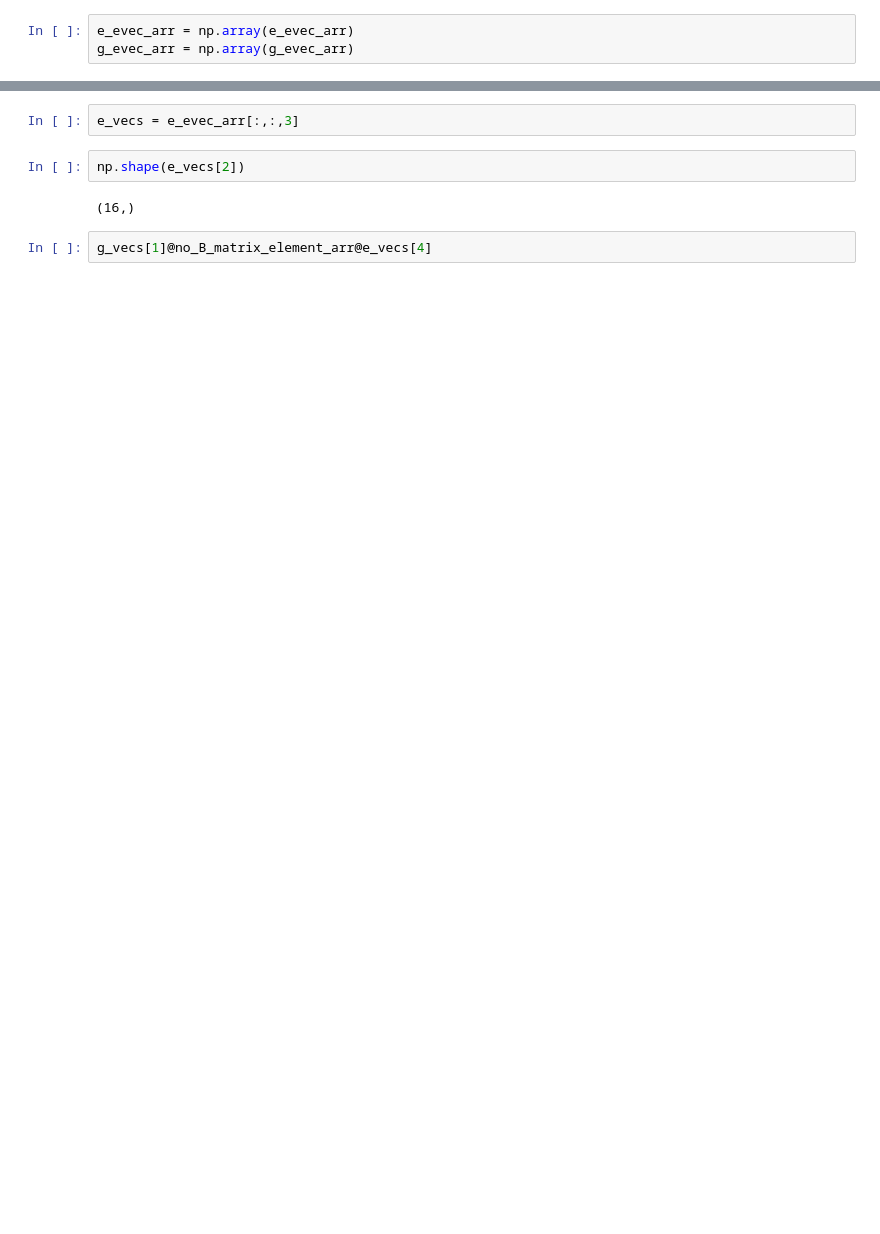
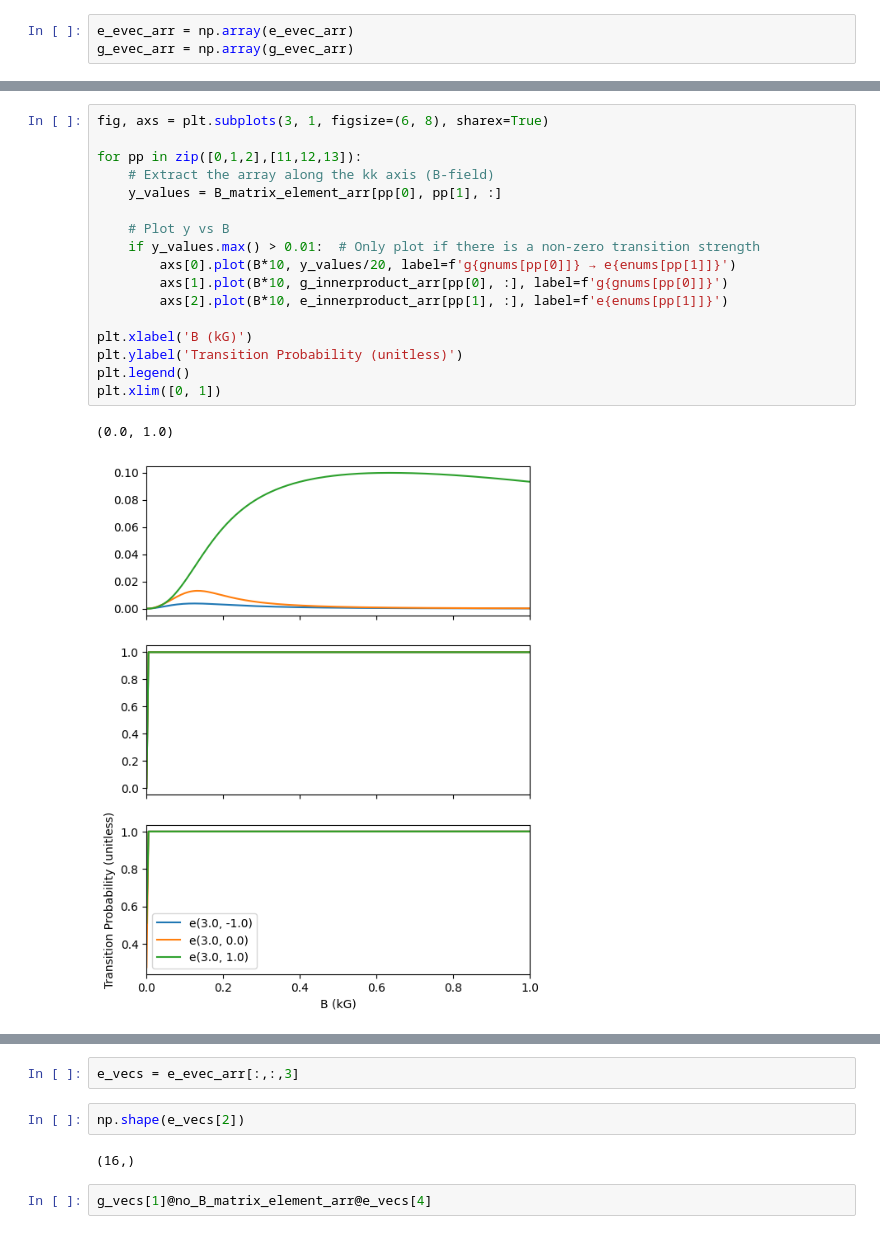
Before and after one commit to brianac687/rbq, a Jupyter notebook: transition_amplitudes/transition_matrix_elements.ipynb, the cells around one changed output, grey strips where cells are left out. Saved outputs shown, nothing was run; the diff lists cells and outputs as text; blank space fills up the shorter version.

```diff
--- a/transition_amplitudes/transition_matrix_elements.ipynb
+++ b/transition_amplitudes/transition_matrix_elements.ipynb
@@ -227,3 +357,23 @@ for ii in range(len(gnums)):
+# %%
+fig, axs = plt.subplots(3, 1, figsize=(6, 8), sharex=True)
+
+for pp in zip([0,1,2],[11,12,13]):
+    # Extract the array along the kk axis (B-field)
+    y_values = B_matrix_element_arr[pp[0], pp[1], :]
+
+    # Plot y vs B
+    if y_values.max() > 0.01:  # Only plot if there is a non-zero transition strength
+        axs[0].plot(B*10, y_values/20, label=f'g{gnums[pp[0]]} → e{enums[pp[1]]}')
+        axs[1].plot(B*10, g_innerproduct_arr[pp[0], :], label=f'g{gnums[pp[0]]}')
+        axs[2].plot(B*10, e_innerproduct_arr[pp[1], :], label=f'e{enums[pp[1]]}')
+
+plt.xlabel('B (kG)')
+plt.ylabel('Transition Probability (unitless)')
+plt.legend()
+plt.xlim([0, 1])
+# %% [output]
+(0.0, 1.0)
+[figure, added]
 # %%
 np.shape(B_matrix_element_arr)
 # %% [output]
```
Also changed, not shown: parts of 22 cells of this notebook.
